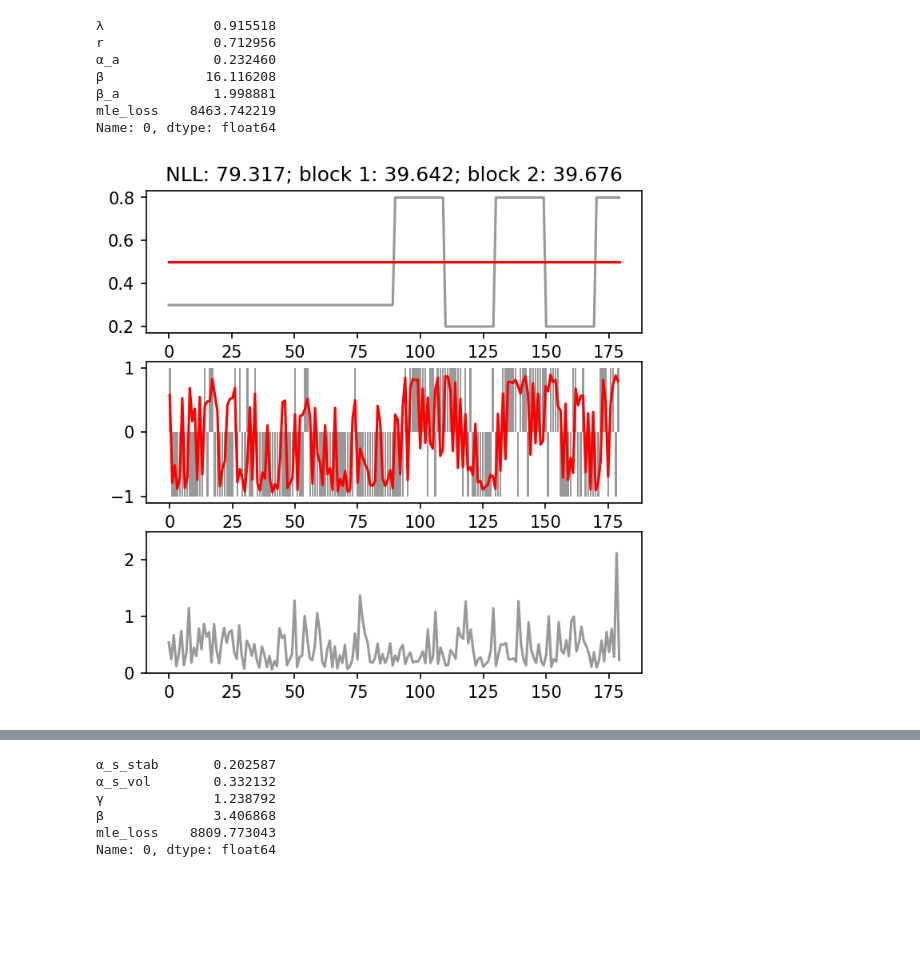
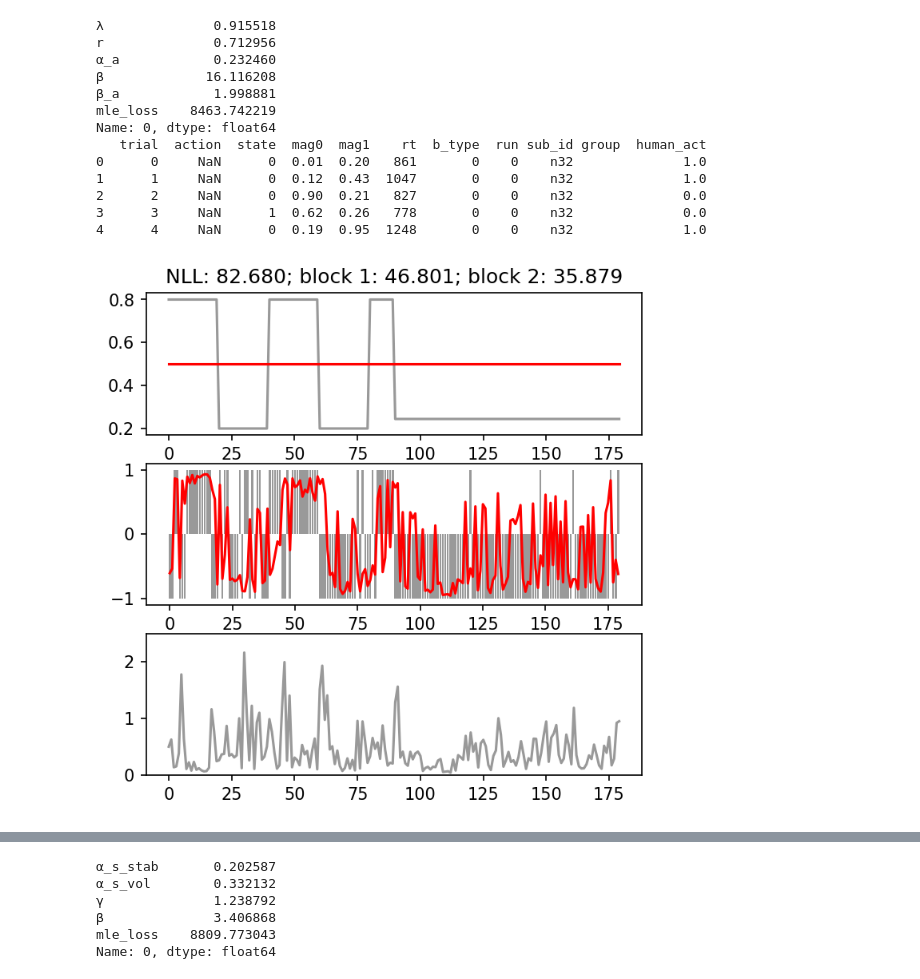
Before and after one commit to fangzefunny/vol-stab, a Jupyter notebook: sim-avg.ipynb, the cells around one changed output, grey strips where cells are left out. Drawn from its saved outputs; the diff is of its cells as text; code cells hidden in the pictures; blank space fills up the shorter version.

```diff
--- a/sim-avg.ipynb
+++ b/sim-avg.ipynb
@@ -19,7 +19,7 @@ def sim( brain, sub_idx, seed=2014, data_set='rew_data_exp1'):
 
     # get the data
     dname = f'data/data_raw_exp1/behavioral_trial_table_{sub_idx}_rew_modelready.csv'
-    task = { '{sub_idx}': remake_cols_idx(pd.read_csv( dname), sub_idx, '')}
+    task = { f'{sub_idx}': remake_cols_idx(pd.read_csv( dname), sub_idx, '')}
 
     # define the RL2 model
     model = subj( eval(brain))
@@ -32,6 +32,7 @@ def sim( brain, sub_idx, seed=2014, data_set='rew_data_exp1'):
     print(pd.read_csv( fname, index_col=0).iloc[0, :])
 
     # synthesize the data and save
+
     return model.pred( params, task)
 # %%
 def plot_sim( sim_data):
@@ -113,14 +126,21 @@ Name: 0, dtype: float64
 # %%
+sub_id = 'n32'
 plot_sim(sim( 'model11_m', sub_id, seed=1234))
 # %% [output]
 λ              0.915518
 r              0.712956
 α_a            0.232460
 β             16.116208
 β_a            1.998881
 mle_loss    8463.742219
 Name: 0, dtype: float64
+   trial  action  state  mag0  mag1    rt  b_type  run sub_id group  human_act
+0      0     NaN      0  0.01  0.20   861       0    0    n32              1.0
+1      1     NaN      0  0.12  0.43  1047       0    0    n32              1.0
+2      2     NaN      0  0.90  0.21   827       0    0    n32              0.0
+3      3     NaN      1  0.62  0.26   778       0    0    n32              0.0
+4      4     NaN      0  0.19  0.95  1248       0    0    n32              1.0
-[figure, old version]
+[figure, new version]
 # %%
 plot_sim(sim( 'model2', sub_id, seed=1234))
 # %% [output]
```
Also changed, not shown: parts of 5 cells of this notebook, 5 other files.
